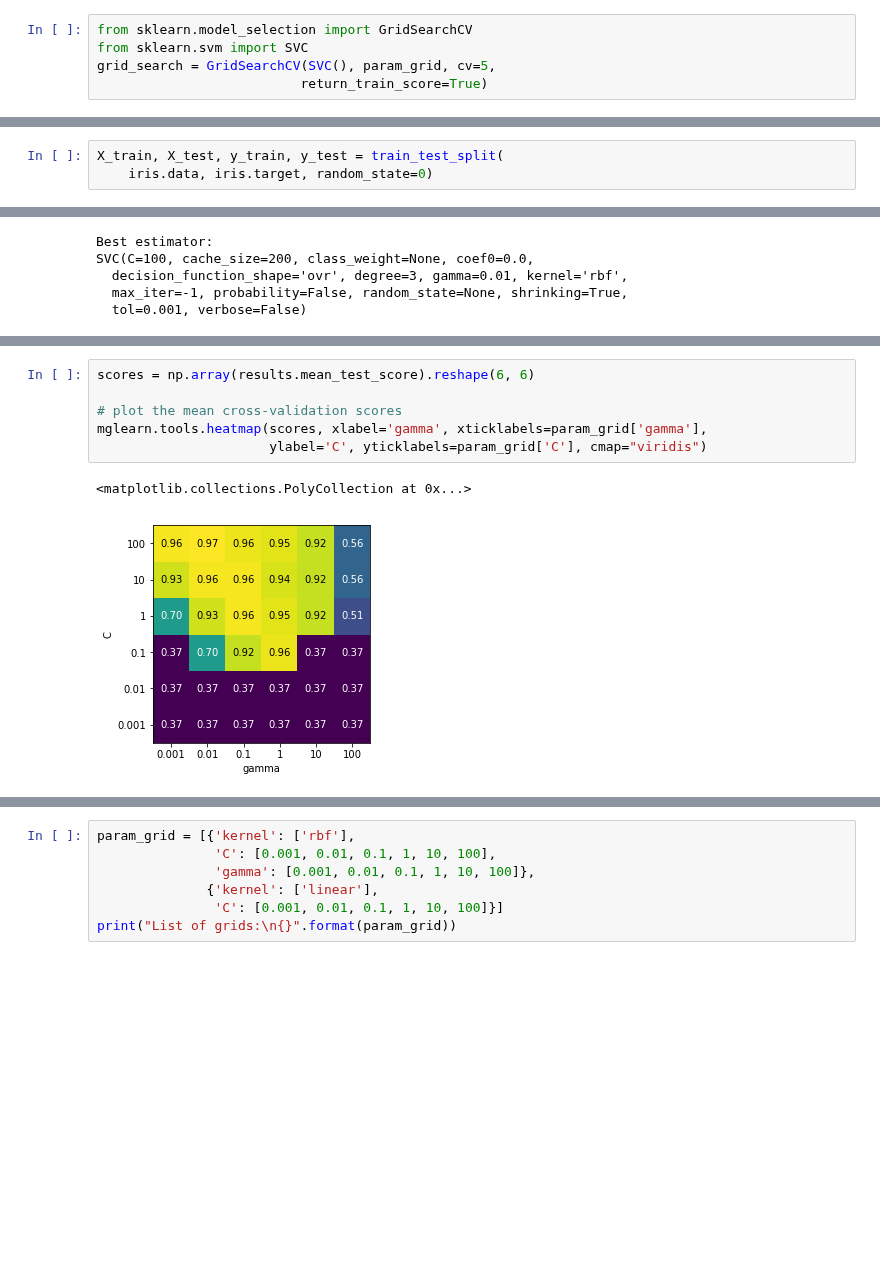
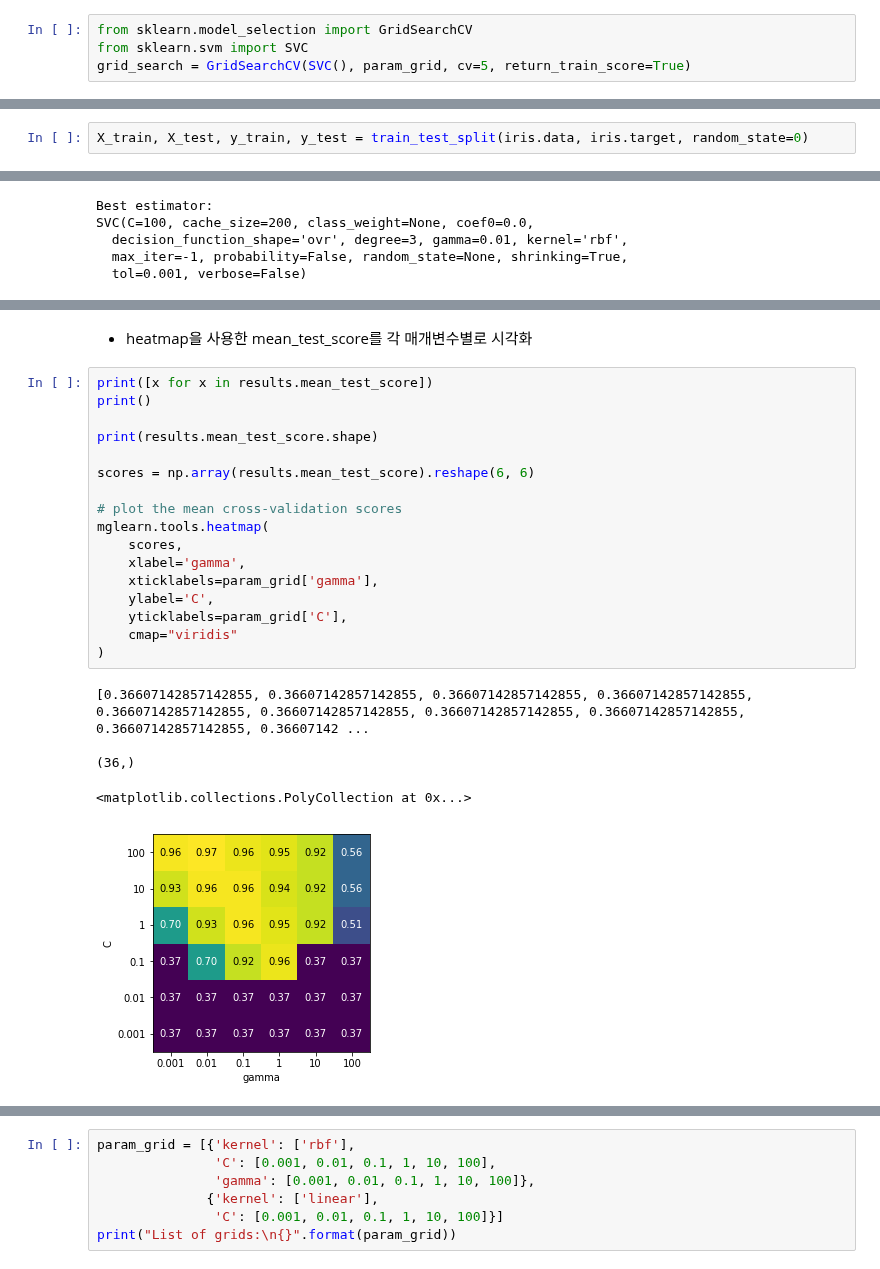
Before and after one commit to amueller/introduction_to_ml_with_python, a Jupyter notebook: 05-model-evaluation-and-improvement.ipynb, the cells around one changed output, grey strips where cells are left out. Drawn from its saved outputs; the diff is of its cells as text; blank space fills up the shorter version.

```diff
--- a/05-model-evaluation-and-improvement.ipynb
+++ b/05-model-evaluation-and-improvement.ipynb
@@ -254,5 +394,4 @@ Parameter grid:
 # %%
 from sklearn.model_selection import GridSearchCV
 from sklearn.svm import SVC
-grid_search = GridSearchCV(SVC(), param_grid, cv=5,
-                          return_train_score=True)
+grid_search = GridSearchCV(SVC(), param_grid, cv=5, return_train_score=True)
@@ -259,3 +400,2 @@ grid_search = GridSearchCV(SVC(), param_grid, cv=5,
 # %%
-X_train, X_test, y_train, y_test = train_test_split(
-    iris.data, iris.target, random_state=0)
+X_train, X_test, y_train, y_test = train_test_split(iris.data, iris.target, random_state=0)
@@ -308,10 +485,26 @@ display(results.head())
+# %% [markdown]
+- heatmap을 사용한 mean_test_score를 각 매개변수별로 시각화
 # %%
+print([x for x in results.mean_test_score])
+print()
+
+print(results.mean_test_score.shape)
+
 scores = np.array(results.mean_test_score).reshape(6, 6)
 
 # plot the mean cross-validation scores
-mglearn.tools.heatmap(scores, xlabel='gamma', xticklabels=param_grid['gamma'],
-                      ylabel='C', yticklabels=param_grid['C'], cmap="viridis")
+mglearn.tools.heatmap(
+    scores,
+    xlabel='gamma',
+    xticklabels=param_grid['gamma'],
+    ylabel='C',
+    yticklabels=param_grid['C'],
+    cmap="viridis"
+)
 # %% [output]
-<matplotlib.collections.PolyCollection at 0x...>
+[0.36607142857142855, 0.36607142857142855, 0.36607142857142855, 0.36607142857142855, 0.36607142857142855, 0.36607142857142855, 0.36607142857142855, 0.36607142857142855, 0.36607142857142855, 0.36607142 ...
+
+(36,)
+<matplotlib.collections.PolyCollection at 0x...>
-[figure, old version]
+[figure, new version]
 # %%
```
Also changed, not shown: parts of 81 cells of this notebook.
